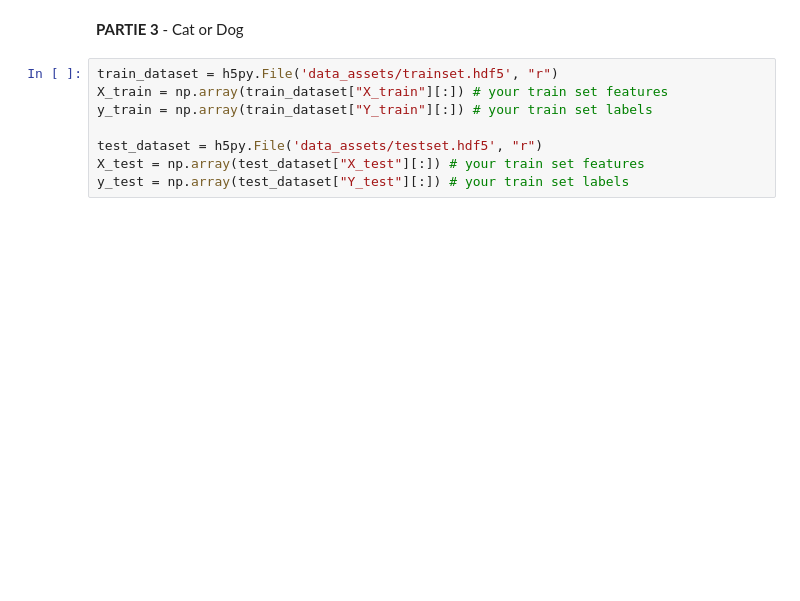
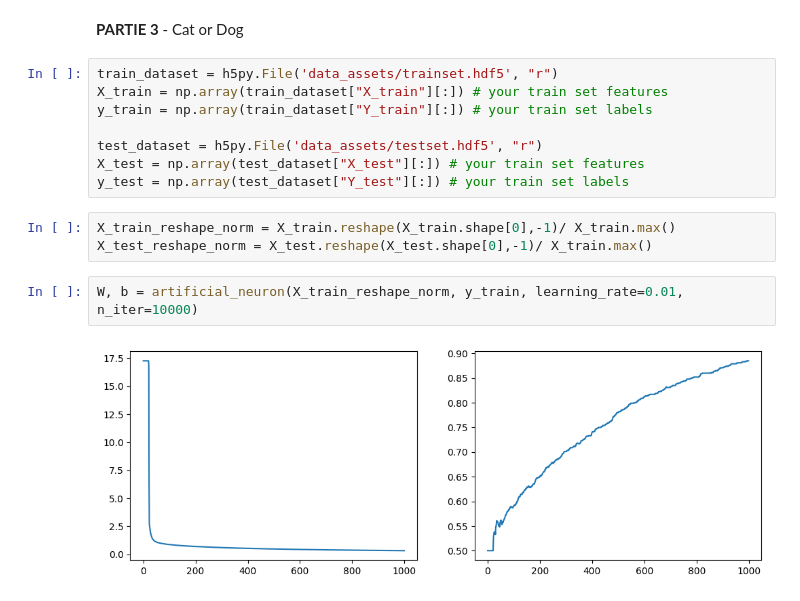
Before and after one commit to loanBRNT/neuralNetworkProject, a Jupyter notebook: iris_1_neurone.ipynb, the cells around one changed output. Drawn from its saved outputs; the diff is of its cells as text; blank space fills up the shorter version.

Commit message:
fin neurone

```diff
--- a/iris_1_neurone.ipynb
+++ b/iris_1_neurone.ipynb
@@ -105,3 +117,10 @@ y_train = np.array(train_dataset["Y_train"][:]) # your train set labels
 test_dataset = h5py.File('data_assets/testset.hdf5', "r")
 X_test = np.array(test_dataset["X_test"][:]) # your train set features
 y_test = np.array(test_dataset["Y_test"][:]) # your train set labels
+# %%
+X_train_reshape_norm = X_train.reshape(X_train.shape[0],-1)/ X_train.max()
+X_test_reshape_norm = X_test.reshape(X_test.shape[0],-1)/ X_train.max()
+# %%
+W, b = artificial_neuron(X_train_reshape_norm, y_train, learning_rate=0.01, n_iter=10000)
+# %% [output]
+[figure, added]
```
Also changed, not shown: parts of 7 cells of this notebook.
